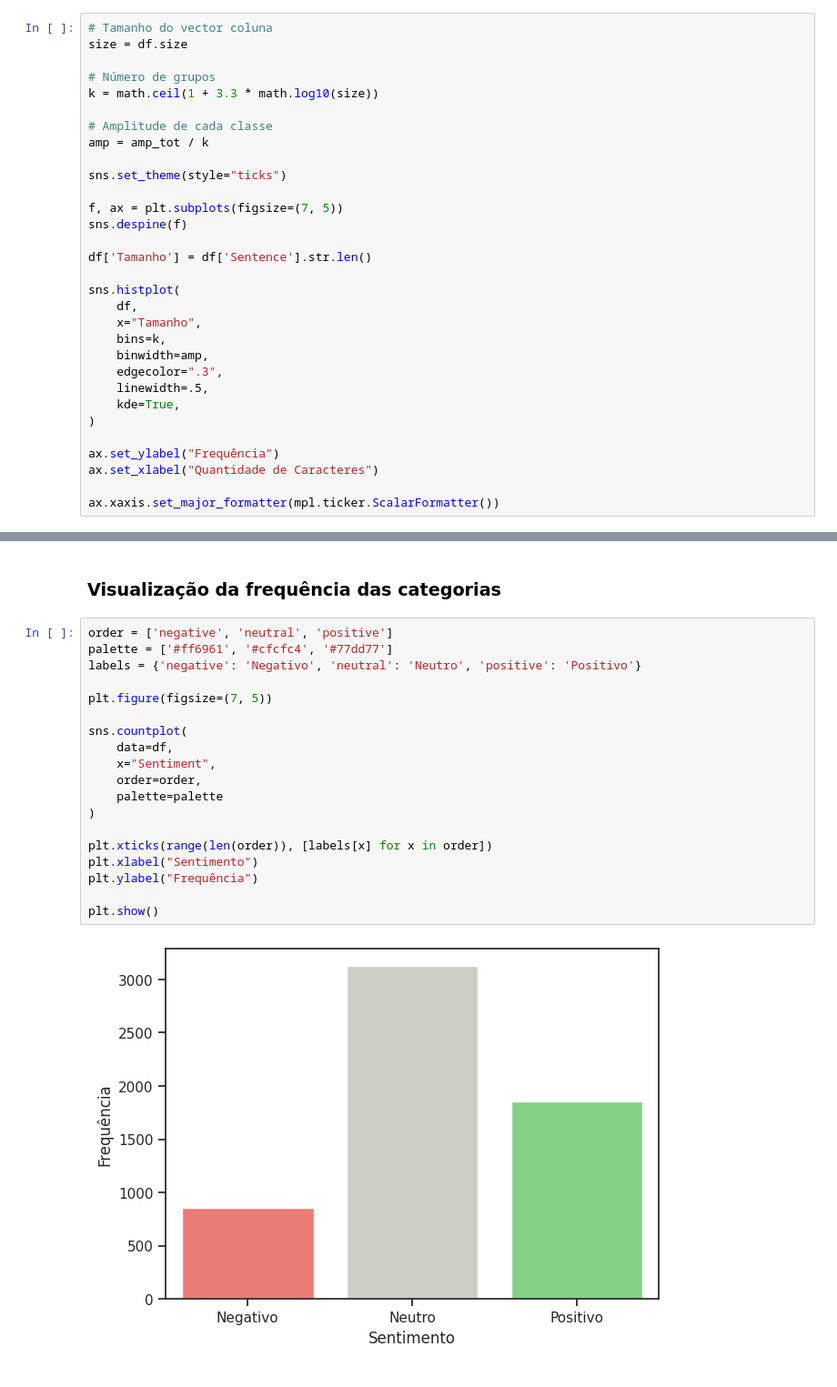
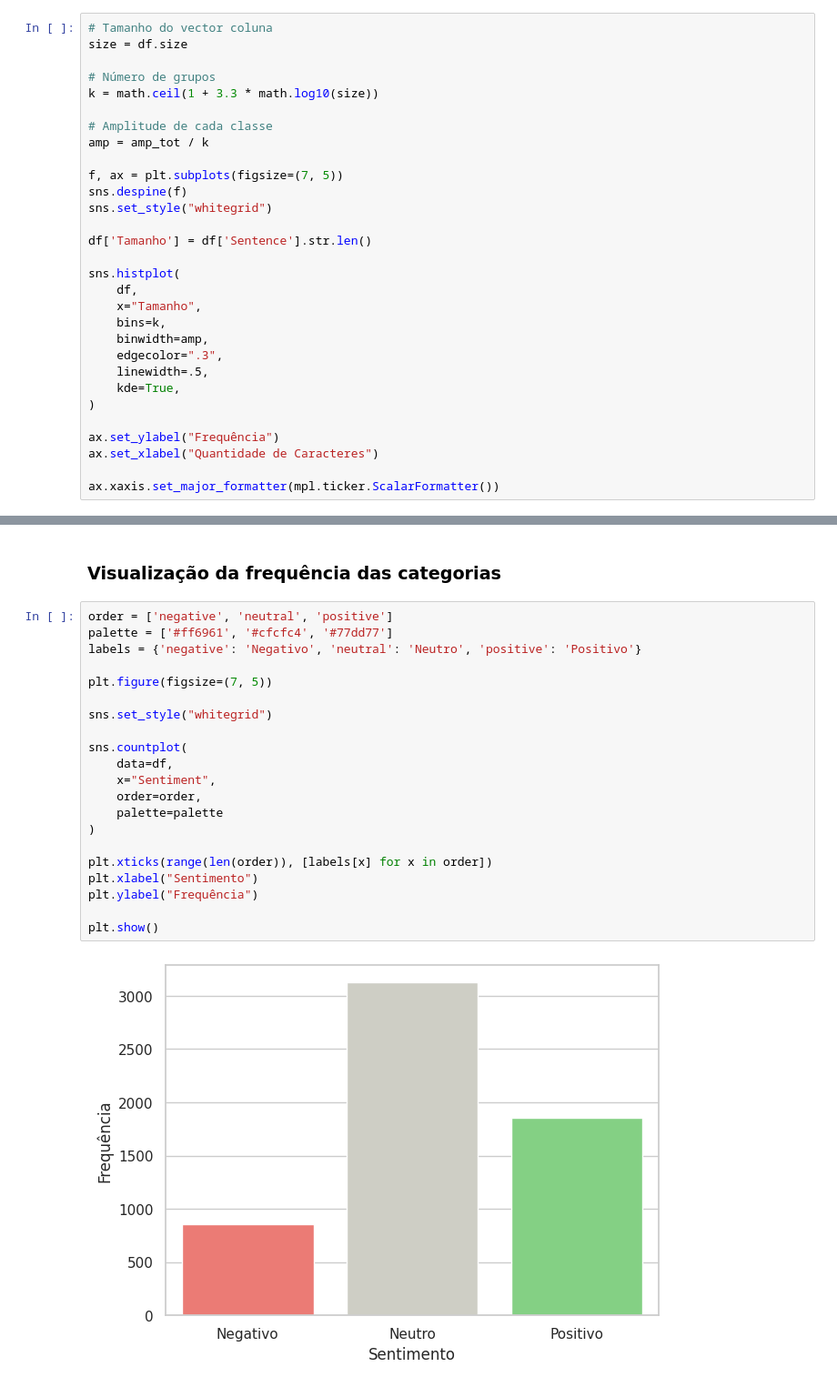
Before and after one commit to elvinmatheus/mandacaru.dev-ibiapaba-cdd, a Jupyter notebook: notebooks/1.0-scr-analise-exploratoria.ipynb, the cells around one changed output, grey strips where cells are left out. Shown at 91% size. Cells and saved outputs as stored; diff of their text form.

```diff
--- a/notebooks/1.0-scr-analise-exploratoria.ipynb
+++ b/notebooks/1.0-scr-analise-exploratoria.ipynb
@@ -103,10 +103,9 @@ k = math.ceil(1 + 3.3 * math.log10(size))
 # Amplitude de cada classe
 amp = amp_tot / k
 
-sns.set_theme(style="ticks")
-
 f, ax = plt.subplots(figsize=(7, 5))
 sns.despine(f)
+sns.set_style("whitegrid")
 
 df['Tamanho'] = df['Sentence'].str.len()
 
@@ -162,21 +161,23 @@ Name: Sentiment, dtype: int64
 # %%
 order = ['negative', 'neutral', 'positive']
 palette = ['#ff6961', '#cfcfc4', '#77dd77']
 labels = {'negative': 'Negativo', 'neutral': 'Neutro', 'positive': 'Positivo'}
 
 plt.figure(figsize=(7, 5))
+
+sns.set_style("whitegrid")
 
 sns.countplot(
     data=df,
     x="Sentiment",
     order=order,
     palette=palette
 )
 
 plt.xticks(range(len(order)), [labels[x] for x in order])
 plt.xlabel("Sentimento")
 plt.ylabel("Frequência")
 
 plt.show()
 # %% [output]
-[figure, old version]
+[figure, new version]
```
Also changed, not shown: parts of 2 cells of this notebook, 2 other files.
